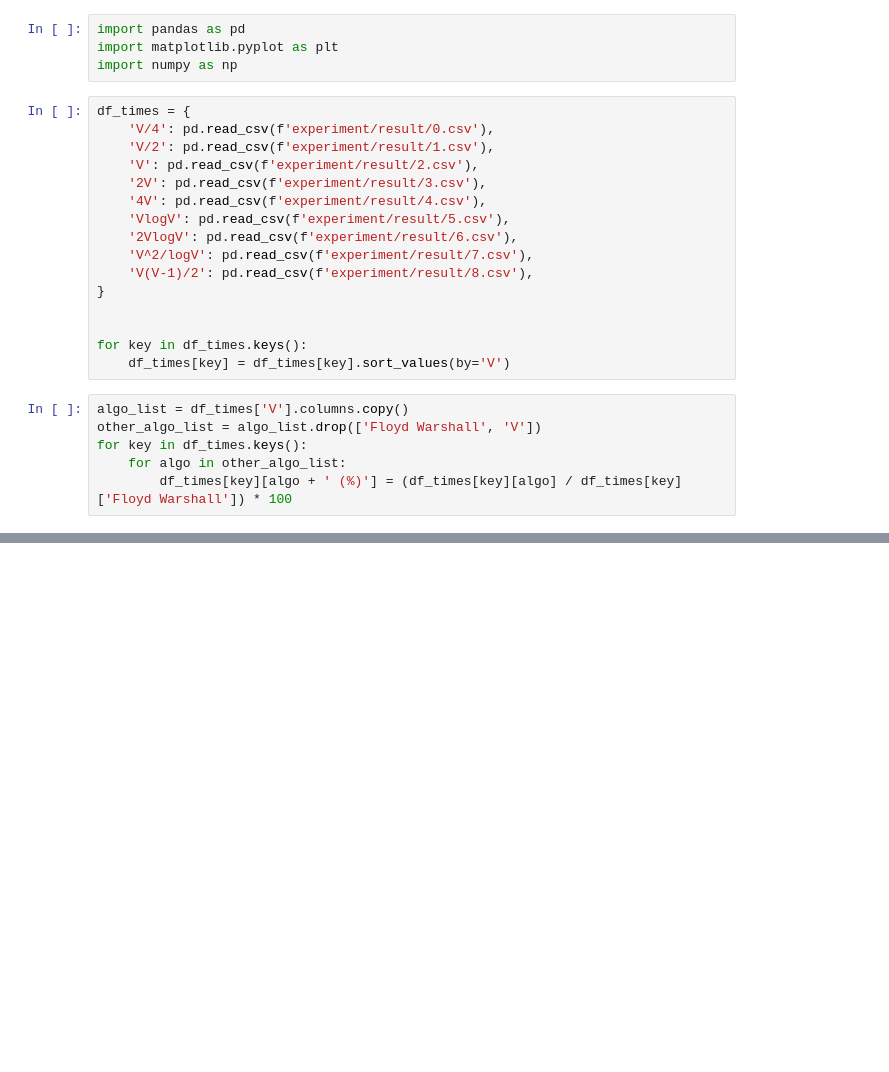
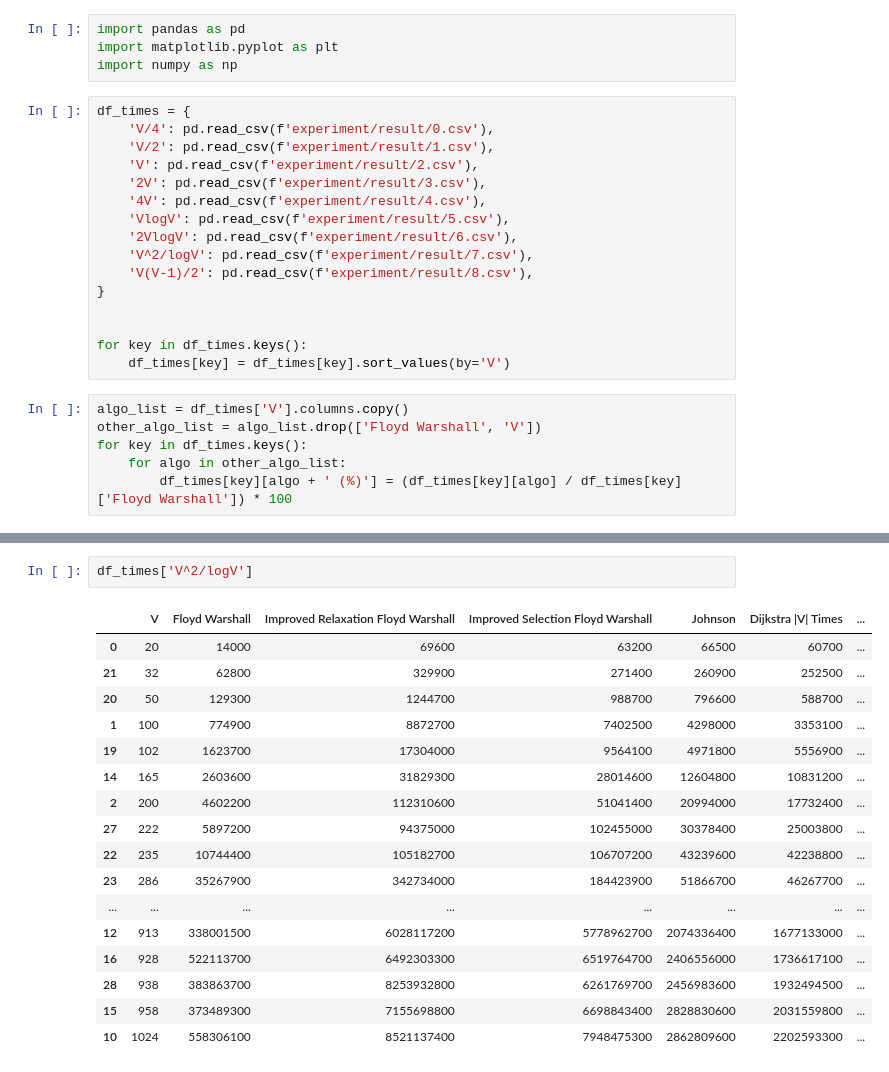
Before and after one commit to michaelsinanta/daa-paper, a Jupyter notebook: data_visualization.ipynb, the cells around one changed output, grey strips where cells are left out. Drawn from its saved outputs; the diff is of its cells as text; blank space fills up the shorter version.

```diff
--- a/data_visualization.ipynb
+++ b/data_visualization.ipynb
@@ -34,0 +43,20 @@ df_times['V'].plot(x='V', y=other_algo_list + ' (%)', kind='line', figsize=(12,
+# %%
+df_times['V^2/logV']
+# %% [output]
+|  | V | Floyd Warshall | Improved Relaxation Floyd Warshall | Improved Selection Floyd Warshall | Johnson | Dijkstra |V| Times | ... |
+| 0 | 20 | 14000 | 69600 | 63200 | 66500 | 60700 | ... |
+| 21 | 32 | 62800 | 329900 | 271400 | 260900 | 252500 | ... |
+| 20 | 50 | 129300 | 1244700 | 988700 | 796600 | 588700 | ... |
+| 1 | 100 | 774900 | 8872700 | 7402500 | 4298000 | 3353100 | ... |
+| 19 | 102 | 1623700 | 17304000 | 9564100 | 4971800 | 5556900 | ... |
+| 14 | 165 | 2603600 | 31829300 | 28014600 | 12604800 | 10831200 | ... |
+| 2 | 200 | 4602200 | 112310600 | 51041400 | 20994000 | 17732400 | ... |
+| 27 | 222 | 5897200 | 94375000 | 102455000 | 30378400 | 25003800 | ... |
+| 22 | 235 | 10744400 | 105182700 | 106707200 | 43239600 | 42238800 | ... |
+| 23 | 286 | 35267900 | 342734000 | 184423900 | 51866700 | 46267700 | ... |
+| ... | ... | ... | ... | ... | ... | ... | ... |
+| 12 | 913 | 338001500 | 6028117200 | 5778962700 | 2074336400 | 1677133000 | ... |
+| 16 | 928 | 522113700 | 6492303300 | 6519764700 | 2406556000 | 1736617100 | ... |
+| 28 | 938 | 383863700 | 8253932800 | 6261769700 | 2456983600 | 1932494500 | ... |
+| 15 | 958 | 373489300 | 7155698800 | 6698843400 | 2828830600 | 2031559800 | ... |
+| 10 | 1024 | 558306100 | 8521137400 | 7948475300 | 2862809600 | 2202593300 | ... |
```
Also changed, not shown: parts of 1 cell of this notebook, 9 other files.
